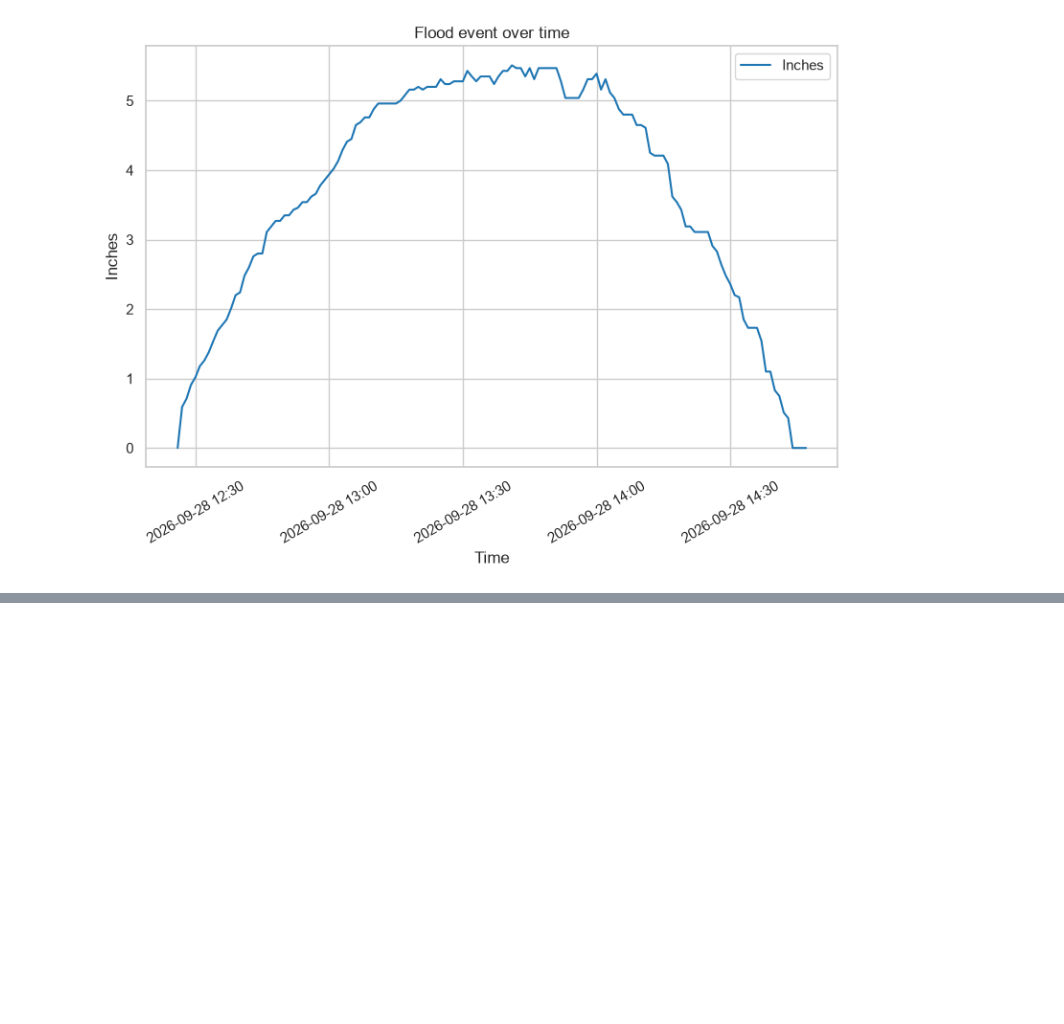
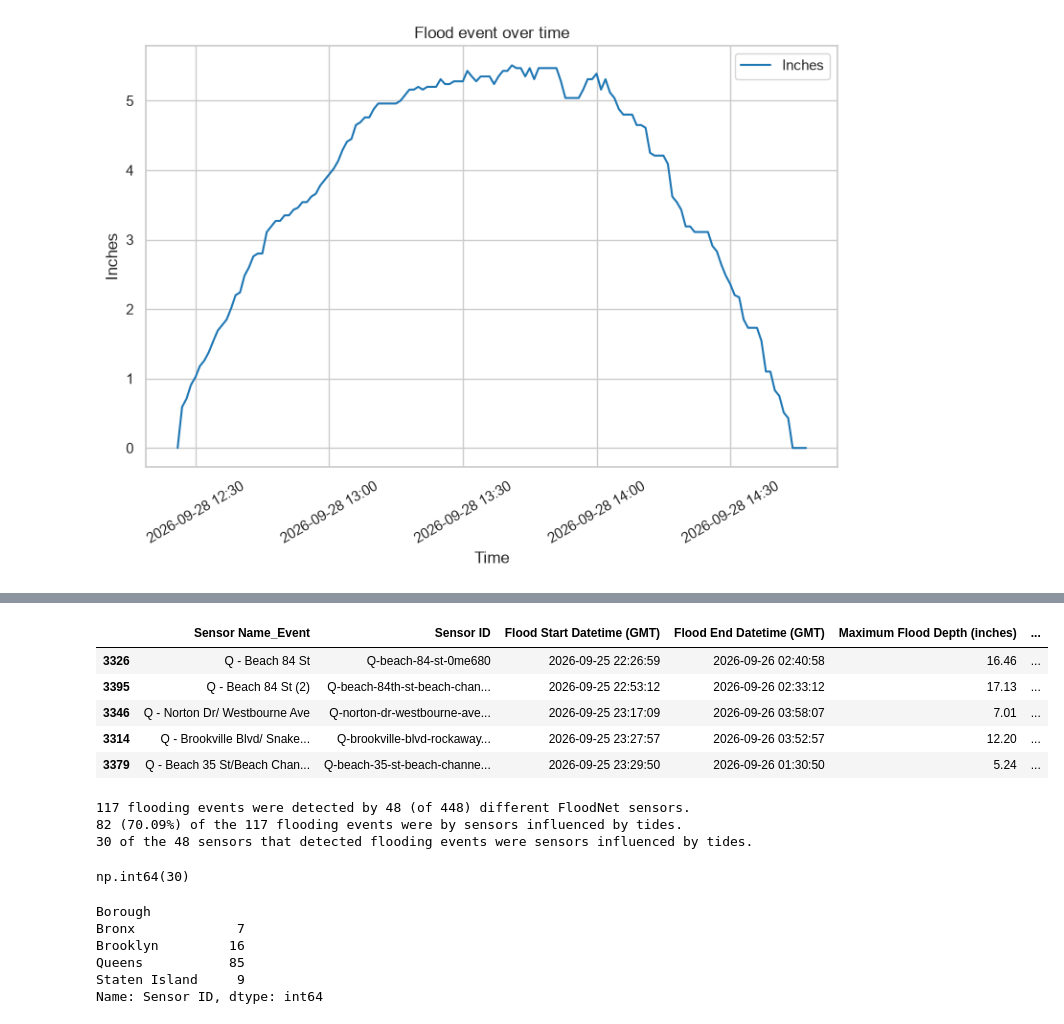
Before and after one commit to peterjakubowski/FloodNet-NYC-Street-Flooding, a Jupyter notebook: notebooks/floodnet_nyc_street_flooding.ipynb, the cells around one changed output, grey strips where cells are left out. Cells and saved outputs as stored; diff of their text form; code cells hidden in the pictures; blank space fills up the shorter version.

```diff
--- a/notebooks/floodnet_nyc_street_flooding.ipynb
+++ b/notebooks/floodnet_nyc_street_flooding.ipynb
@@ -740,0 +713,6 @@ plt.show()
+# %%
+noreaster_start_date = date(2026, 9, 23)
+noreaster_end_date = date(2026, 9, 28)
+# %%
+noreaster_flooding_events = df[((df['Flood Start Datetime (America/New_York)'].dt.date >= noreaster_start_date) & (df['Flood Start Datetime (America/New_York)'].dt.date <= noreaster_end_date))]
+noreaster_flooding_events = noreaster_flooding_events.sort_values(by='Flood Start Datetime (America/New_York)')
@@ -740,0 +723,31 @@ plt.show()
+# %%
+noreaster_flooding_events.head()
+# %% [output]
+|  | Sensor Name_Event | Sensor ID | Flood Start Datetime (GMT) | Flood End Datetime (GMT) | Maximum Flood Depth (inches) | ... |
+| 3326 | Q - Beach 84 St | Q-beach-84-st-0me680 | 2026-09-25 22:26:59 | 2026-09-26 02:40:58 | 16.46 | ... |
+| 3395 | Q - Beach 84 St (2) | Q-beach-84th-st-beach-chan... | 2026-09-25 22:53:12 | 2026-09-26 02:33:12 | 17.13 | ... |
+| 3346 | Q - Norton Dr/ Westbourne Ave | Q-norton-dr-westbourne-ave... | 2026-09-25 23:17:09 | 2026-09-26 03:58:07 | 7.01 | ... |
+| 3314 | Q - Brookville Blvd/ Snake... | Q-brookville-blvd-rockaway... | 2026-09-25 23:27:57 | 2026-09-26 03:52:57 | 12.20 | ... |
+| 3379 | Q - Beach 35 St/Beach Chan... | Q-beach-35-st-beach-channe... | 2026-09-25 23:29:50 | 2026-09-26 01:30:50 | 5.24 | ... |
+# %%
+print(f"{noreaster_flooding_events.shape[0]} flooding events were detected by {noreaster_flooding_events['Sensor ID'].nunique()} (of {df_metadata[df_metadata.Deployed].shape[0]}) different FloodNet sensors.")
+print(f"{noreaster_flooding_events['Tidally Influenced'].value_counts(normalize=False).loc[True]} ({noreaster_flooding_events['Tidally Influenced'].value_counts(normalize=True).loc[True] * 100:.2f}%) of the {noreaster_flooding_events.shape[0]} flooding events were by sensors influenced by tides.")
+print(f"{noreaster_flooding_events.groupby('Tidally Influenced')['Sensor ID'].nunique().loc[True]} of the {noreaster_flooding_events['Sensor ID'].nunique()} sensors that detected flooding events were sensors influenced by tides.")
+# %% [output]
+117 flooding events were detected by 48 (of 448) different FloodNet sensors.
+82 (70.09%) of the 117 flooding events were by sensors influenced by tides.
+30 of the 48 sensors that detected flooding events were sensors influenced by tides.
+# %%
+noreaster_flooding_events.groupby('Tidally Influenced')['Sensor ID'].nunique().loc[True]
+# %% [output]
+np.int64(30)
+# %%
+# In which boroughs were the flooding events?
+noreaster_flooding_events.groupby('Borough')['Sensor ID'].count()
+# %% [output]
+Borough
+Bronx             7
+Brooklyn         16
+Queens           85
+Staten Island     9
+Name: Sensor ID, dtype: int64
```
Also changed, not shown: parts of 13 cells of this notebook.
